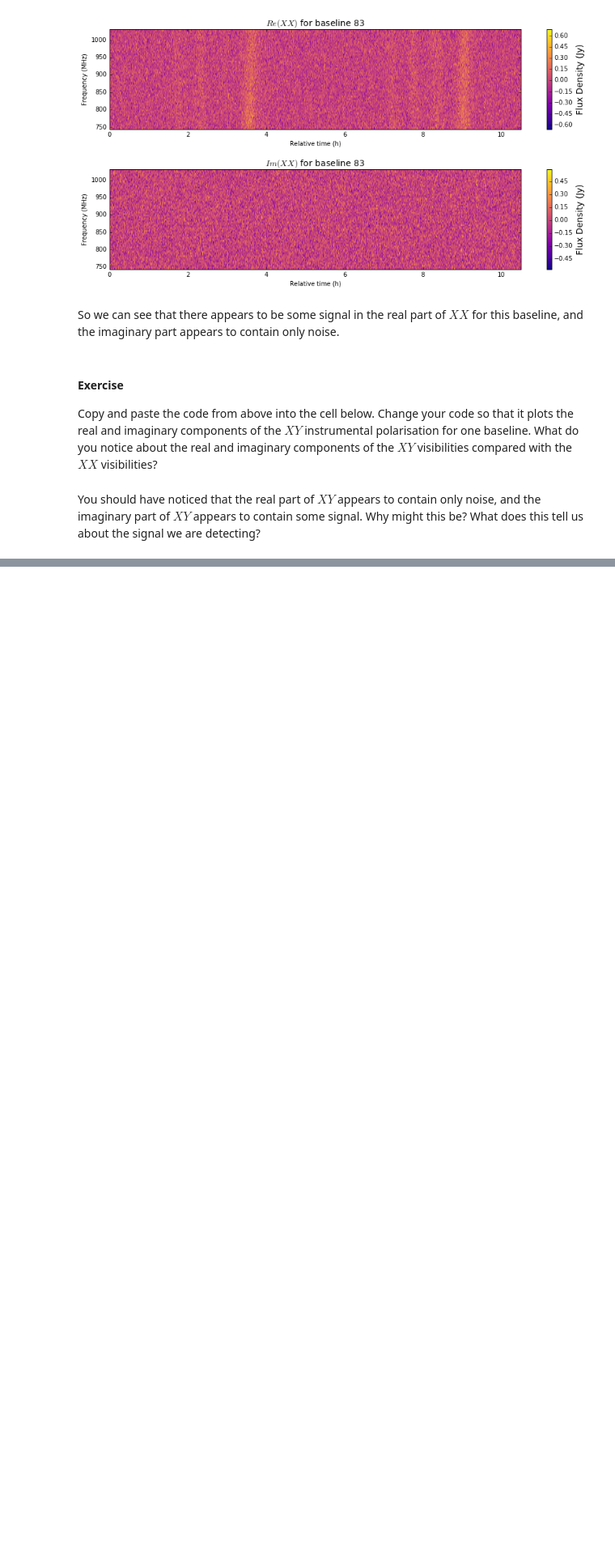
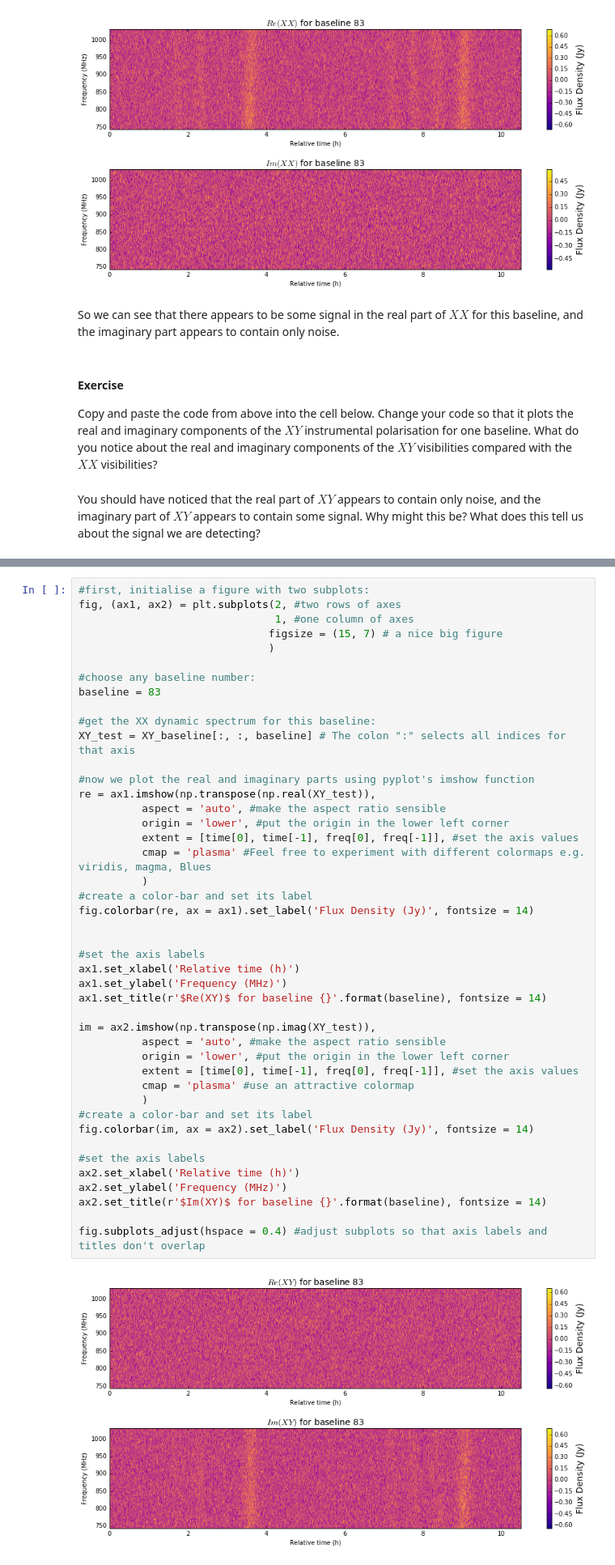
Before and after one commit to LBJ-Wade/SKA_school, a Jupyter notebook: dynamic_spectrum_tutorial.ipynb, the cells around one changed output, grey strips where cells are left out. Shown at 81% size. Cells and saved outputs as stored; diff of their text form; blank space fills up the shorter version.

```diff
--- a/dynamic_spectrum_tutorial.ipynb
+++ b/dynamic_spectrum_tutorial.ipynb
@@ -163,0 +383,46 @@ You should have noticed that the real part of $XY$ appears to contain only noise
+# %%
+#first, initialise a figure with two subplots:
+fig, (ax1, ax2) = plt.subplots(2, #two rows of axes
+                               1, #one column of axes
+                              figsize = (15, 7) # a nice big figure
+                              )
+
+#choose any baseline number:
+baseline = 83
+
+#get the XX dynamic spectrum for this baseline:
+XY_test = XY_baseline[:, :, baseline] # The colon ":" selects all indices for that axis
+
+#now we plot the real and imaginary parts using pyplot's imshow function
+re = ax1.imshow(np.transpose(np.real(XY_test)),
+          aspect = 'auto', #make the aspect ratio sensible
+          origin = 'lower', #put the origin in the lower left corner
+          extent = [time[0], time[-1], freq[0], freq[-1]], #set the axis values
+          cmap = 'plasma' #Feel free to experiment with different colormaps e.g. viridis, magma, Blues
+          )
+#create a color-bar and set its label
+fig.colorbar(re, ax = ax1).set_label('Flux Density (Jy)', fontsize = 14)
+
+
+#set the axis labels
+ax1.set_xlabel('Relative time (h)')
+ax1.set_ylabel('Frequency (MHz)')
+ax1.set_title(r'$Re(XY)$ for baseline {}'.format(baseline), fontsize = 14)
+
+im = ax2.imshow(np.transpose(np.imag(XY_test)),
+          aspect = 'auto', #make the aspect ratio sensible
+          origin = 'lower', #put the origin in the lower left corner
+          extent = [time[0], time[-1], freq[0], freq[-1]], #set the axis values
+          cmap = 'plasma' #use an attractive colormap
+          )
+#create a color-bar and set its label
+fig.colorbar(im, ax = ax2).set_label('Flux Density (Jy)', fontsize = 14)
+
+#set the axis labels
+ax2.set_xlabel('Relative time (h)')
+ax2.set_ylabel('Frequency (MHz)')
+ax2.set_title(r'$Im(XY)$ for baseline {}'.format(baseline), fontsize = 14)
+
+fig.subplots_adjust(hspace = 0.4) #adjust subplots so that axis labels and titles don't overlap
+# %% [output]
+[figure, added]
```
Also changed, not shown: parts of 37 cells of this notebook.
